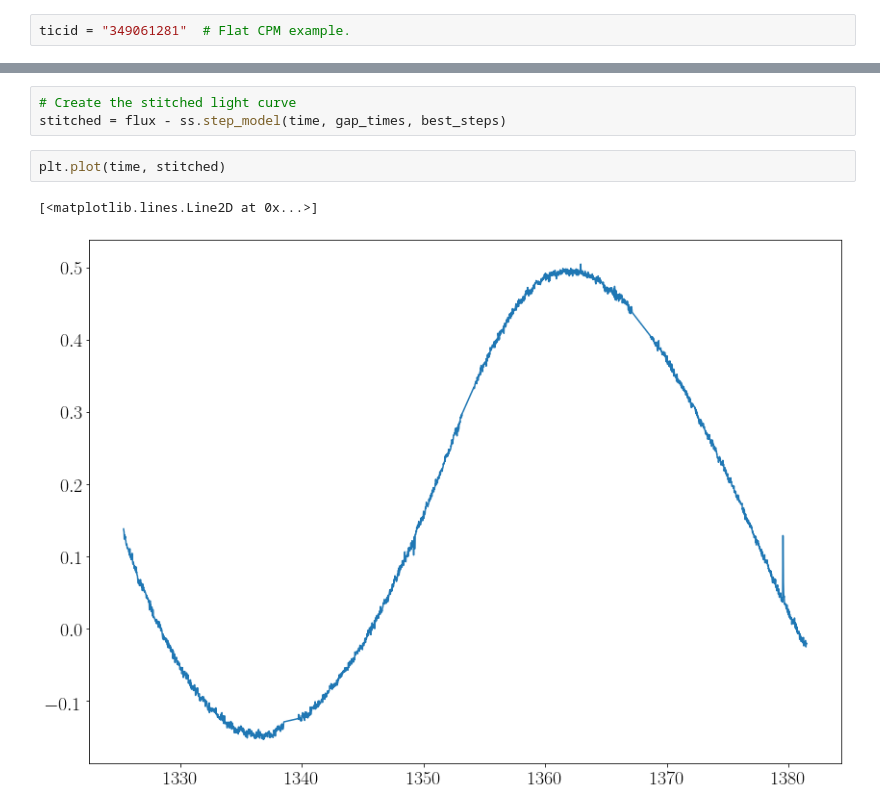
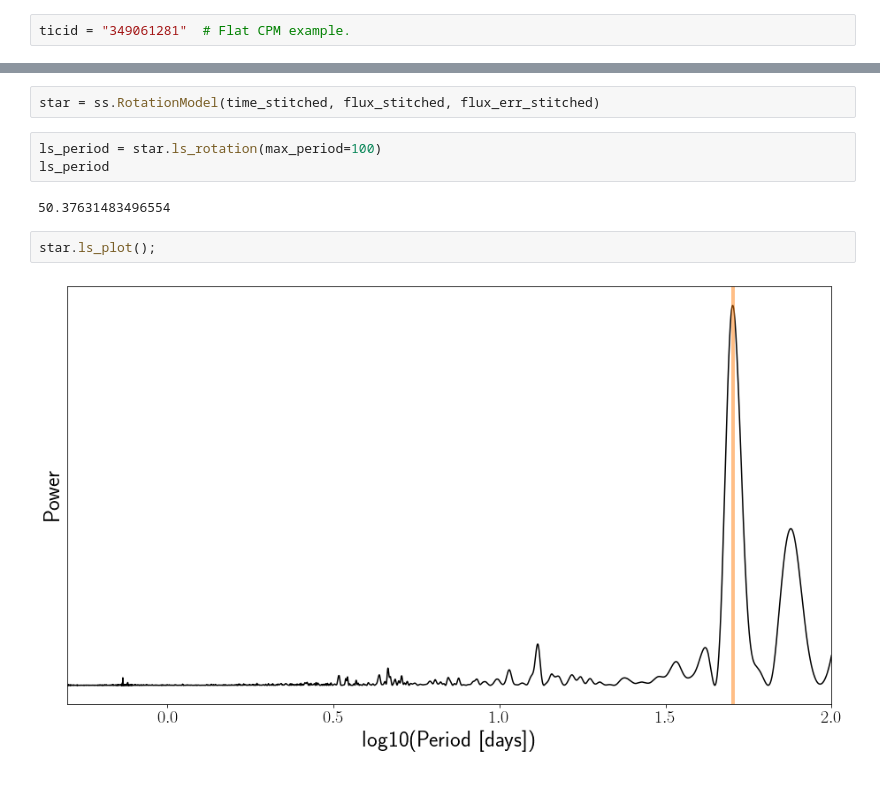
Before and after one commit to RuthAngus/TESS-rotation, a Jupyter notebook: code/notebooks/Injection_tests.ipynb, the cells around one changed output, grey strips where cells are left out. Drawn from its saved outputs; the diff is of its cells as text.

```diff
--- a/code/notebooks/Injection_tests.ipynb
+++ b/code/notebooks/Injection_tests.ipynb
@@ -407,8 +399,11 @@ logp: 107.24181455658982 -> 1000.483473527974
-# %%
-# Create the stitched light curve
-stitched = flux - ss.step_model(time, gap_times, best_steps)
-# %%
-plt.plot(time, stitched)
-# %% [output]
-[<matplotlib.lines.Line2D at 0x...>]
-[figure, removed]
+# %%
+star = ss.RotationModel(time_stitched, flux_stitched, flux_err_stitched)
+# %%
+ls_period = star.ls_rotation(max_period=100)
+ls_period
+# %% [output]
+50.37631483496554
+# %%
+star.ls_plot();
+# %% [output]
+[figure, added]
```
Also changed, not shown: parts of 17 cells of this notebook, 1 other file.
